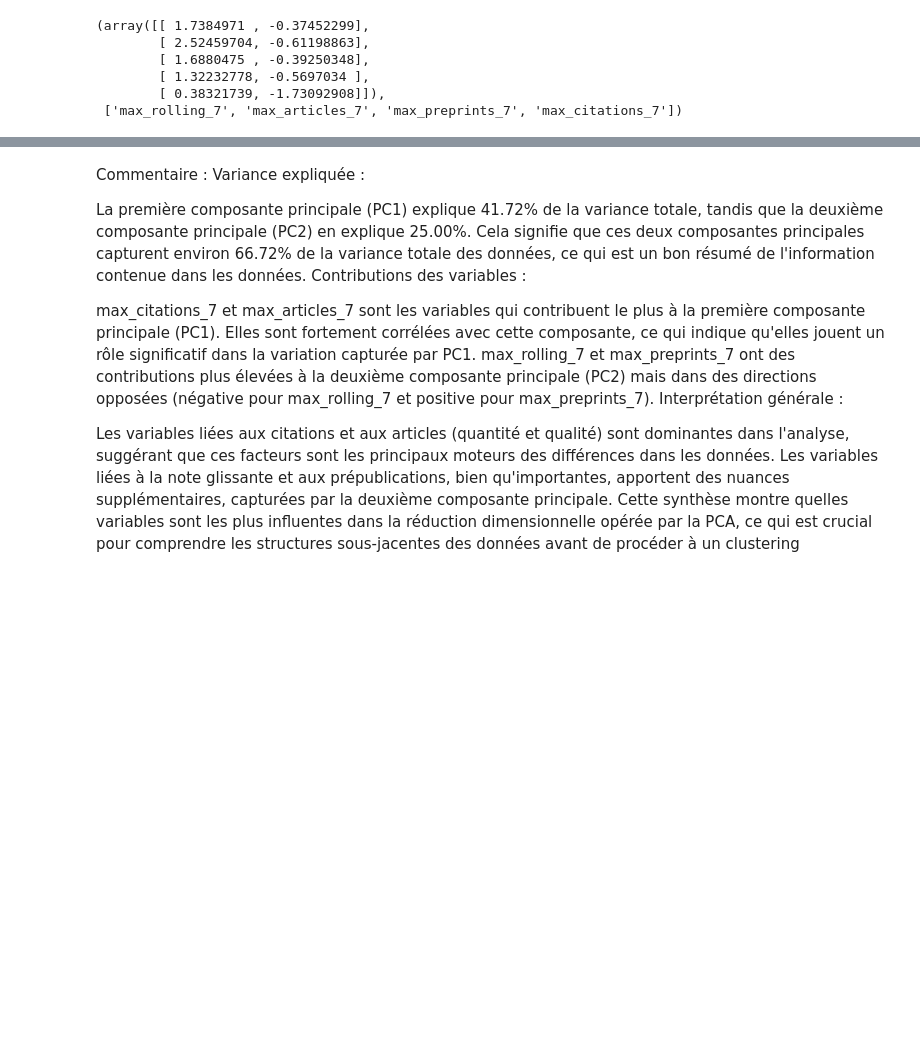
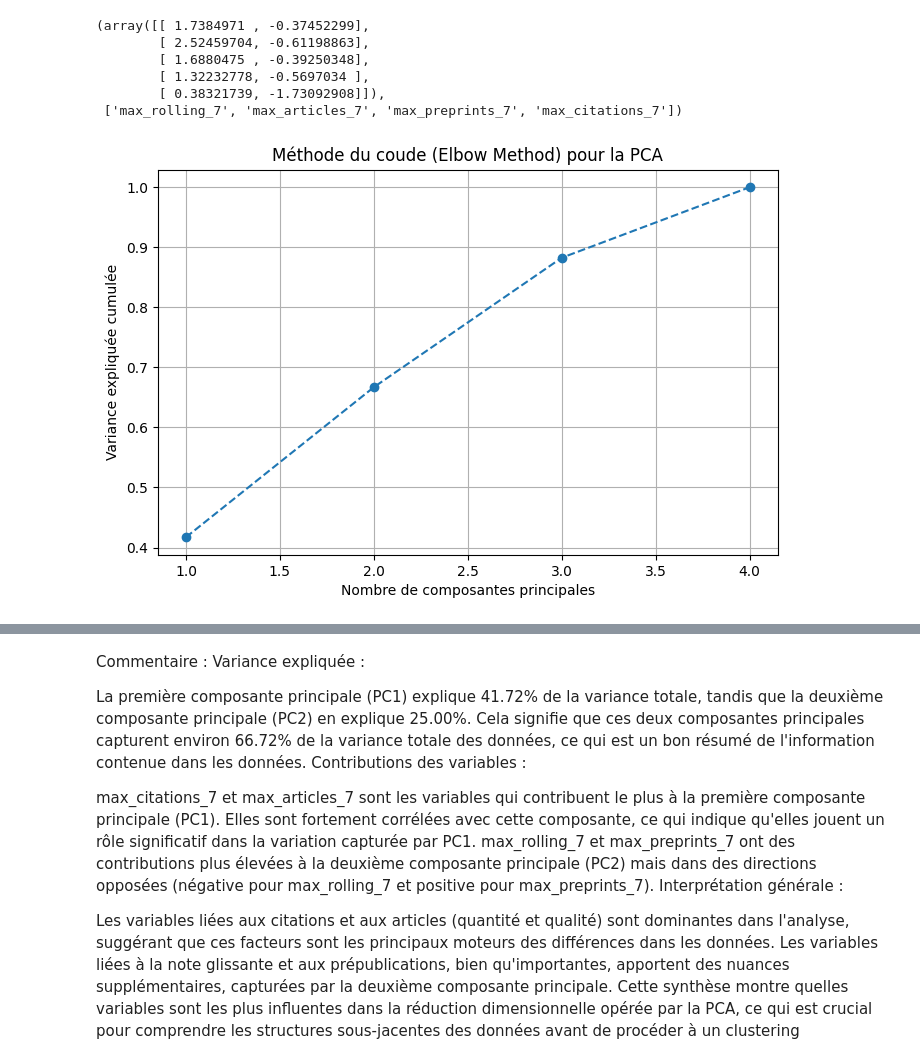
Before and after one commit to FromTchouaffe/portfolio, a Jupyter notebook: research_1218.ipynb, the cells around one changed output, grey strips where cells are left out. Cells and saved outputs as stored; diff of their text form; code cells hidden in the pictures; blank space fills up the shorter version.

```diff
--- a/research_1218.ipynb
+++ b/research_1218.ipynb
@@ -219,4 +210,28 @@ pca_result[:5], variables.tolist()
         [ 1.32232778, -0.5697034 ],
         [ 0.38321739, -1.73092908]]),
  ['max_rolling_7', 'max_articles_7', 'max_preprints_7', 'max_citations_7'])
+# %%
+# Initialiser le standard scaler
+scaler = StandardScaler()
+
+# Appliquer la standardisation sur les données numériques
+standardized_data = scaler.fit_transform(numeric_data)
+
+# Réaliser la PCA pour un nombre élevé de composantes (autant que le nombre de features)
+pca = PCA(n_components=len(numeric_data.columns))
+pca.fit(standardized_data)
+
+# Calculer la variance expliquée pour chaque composante
+explained_variance = pca.explained_variance_ratio_
+
+# Tracer le graphe de la méthode du coude
+plt.figure(figsize=(8, 5))
+plt.plot(range(1, len(explained_variance) + 1), explained_variance.cumsum(), marker='o', linestyle='--')
+plt.title('Méthode du coude (Elbow Method) pour la PCA')
+plt.xlabel('Nombre de composantes principales')
+plt.ylabel('Variance expliquée cumulée')
+plt.grid(True)
+plt.show()
+# %% [output]
+[figure, added]
 # %%
```
Also changed, not shown: parts of 9 cells of this notebook, 2 other files.
